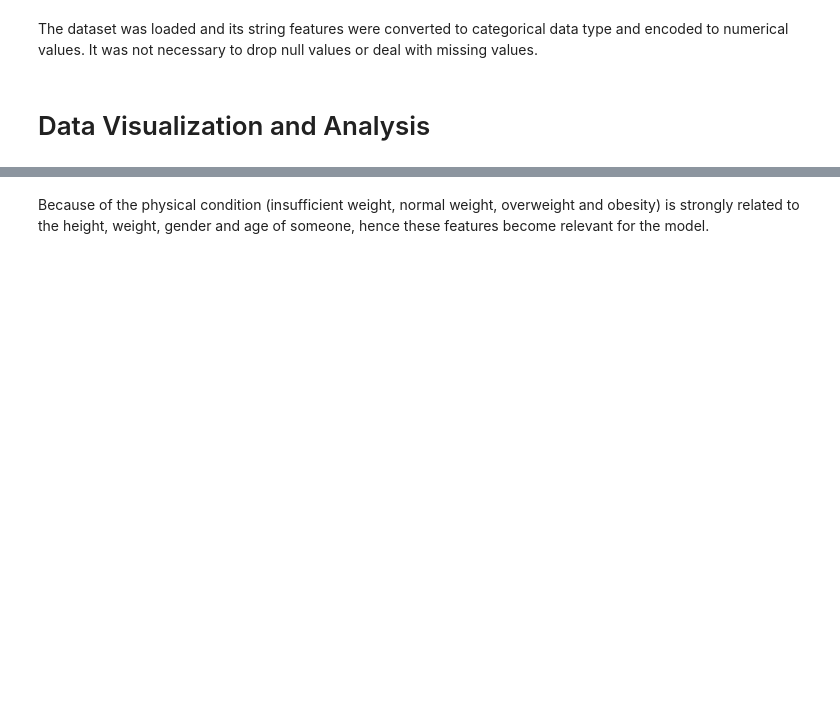
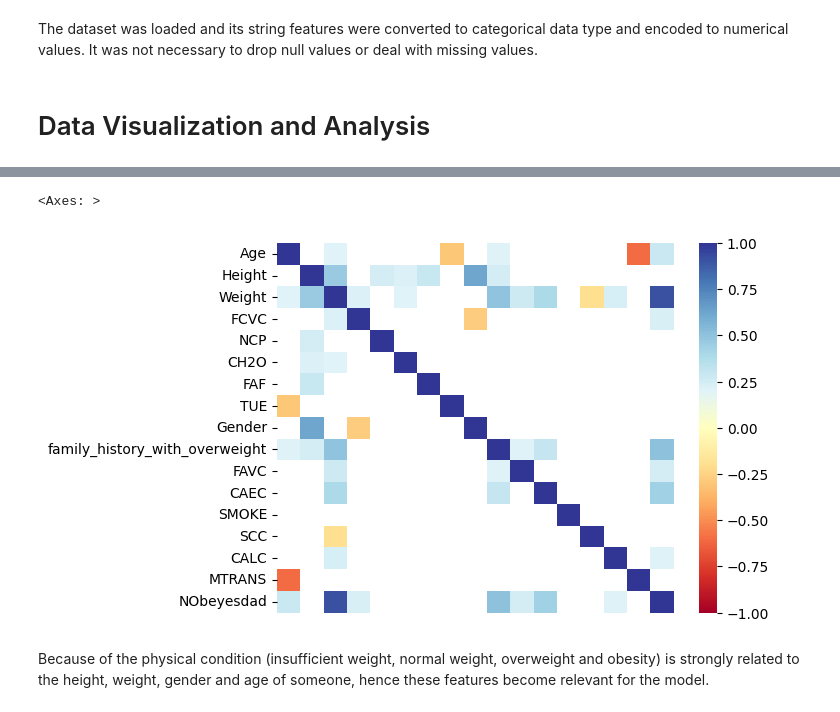
Before and after one commit to alexisuaguilaru/Obesity_Levels_Model, a Jupyter notebook: Exploratory_Data_Analysis/ExploratoryDataAnalysis.ipynb, the cells around one changed output, grey strips where cells are left out. Drawn from its saved outputs; the diff is of its cells as text; code cells hidden in the pictures; blank space fills up the shorter version.

```diff
--- a/Exploratory_Data_Analysis/ExploratoryDataAnalysis.ipynb
+++ b/Exploratory_Data_Analysis/ExploratoryDataAnalysis.ipynb
@@ -96,3 +96,12 @@ ObesityDataset_Raw.groupby(by=['NObeyesdad','Gender'],observed=True)['Age'].desc
+# %%
+# Plotting correlation between features
+CorrelationMatrix = ObesityDataset_Raw[NumbericalFeatures+CategoricalFeatures_Encode].corr()
+MaskValues = CorrelationMatrix.apply(lambda value: abs(value)<=0.2)
+TickLabels_Y = NumbericalFeatures+CategoricalFeatures
+sns.heatmap(CorrelationMatrix,mask=MaskValues,cmap='RdYlBu',yticklabels=TickLabels_Y,xticklabels=False,vmax=1,vmin=-1)
+# %% [output]
+<Axes: >
+[figure, added]
 # %%
 # Grouping by Obesity level
 GroupObesityLevel = ObesityDataset_Raw.groupby(by=['NObeyesdad'],observed=True)
```
Also changed, not shown: parts of 3 cells of this notebook.
